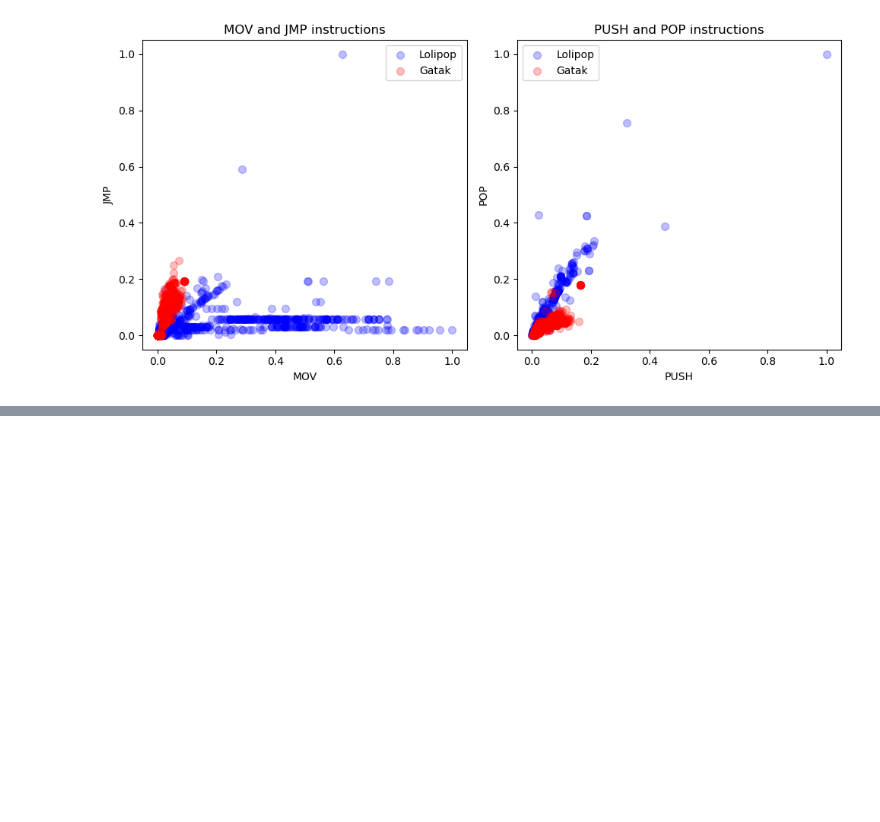
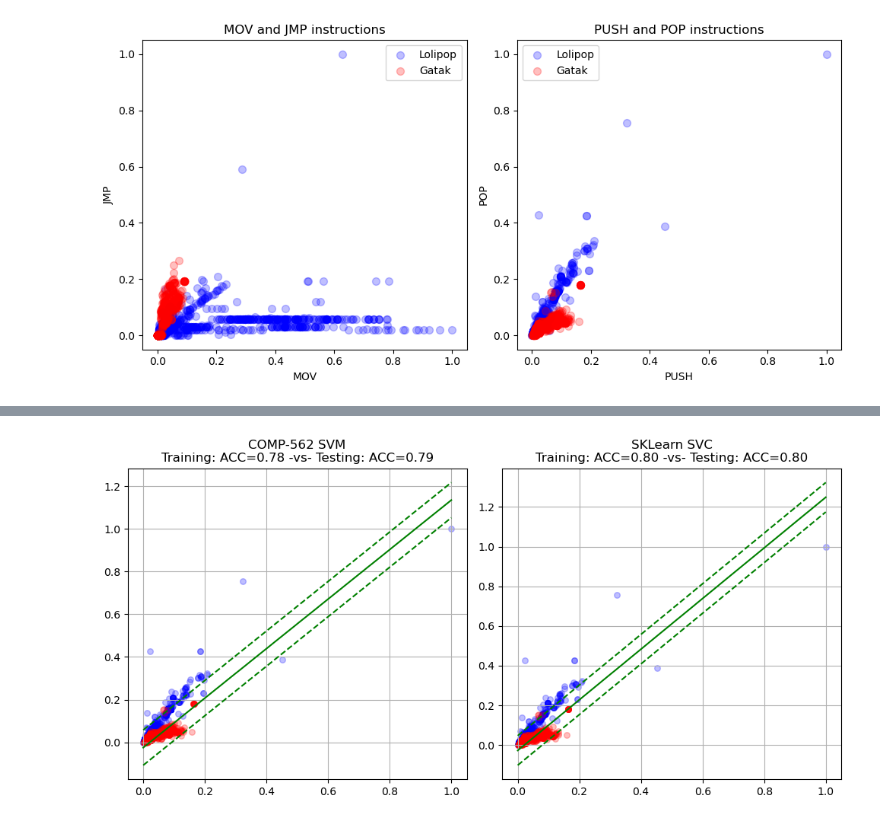
Before and after one commit to asalmon1/comp562-ce5, a Jupyter notebook: CE5/CE5.ipynb, the cells around one changed output, grey strips where cells are left out. Drawn from its saved outputs; the diff is of its cells as text; code cells hidden in the pictures; blank space fills up the shorter version.

```diff
--- a/CE5/CE5.ipynb
+++ b/CE5/CE5.ipynb
@@ -235,0 +311,91 @@ You may assume:
+# %%
+# --------------------------------------
+# Add your P3 coding solution below.
+# --------------------------------------
+
+scaler = MinMaxScaler()
+scaled = scaler.fit_transform(new_df[['push', 'pop']].values)
+
+scaled_df = pd.DataFrame(scaled, columns=['push', 'pop'])
+scaled_df['class'] = new_df['class'].values
+
+x = scaled_df[['push', 'pop']].values
+y = scaled_df['class'].values
+
+x_train, x_test, y_train, y_test = train_test_split(x, y, test_size=0.1, shuffle=True)
+
+# I'm just gonna use C = 1 for both
+
+# COMP-562 Gradient Descent SVC
+
+def obj_func(theta, x, y):
+    w = theta[:-1]
+    b = theta[-1]
+
+    slack_vars = np.maximum(0, 1 - y * (np.dot(x, w) + b))
+    return np.dot(w, w) + np.sum(slack_vars ** 2)
+
+def grad(theta, x, y):
+    w = theta[:-1]
+    b = theta[-1]
+    slack = 1 - y * (np.dot(x, w) + b)
+    active = slack > 0
+
+    w_grad = w - 2 * (np.dot((y[active] * slack[active]), x[active]))
+    b_grad = 0 - 2 * np.sum(y[active] * slack[active])
+    return np.append(w_grad, b_grad)
+
+guess = np.zeros(3)
+result = minimize(obj_func, guess, args=(x_train, y_train), method='L-BFGS-B', jac=grad)
+
+theta = result.x
+w = theta[:-1]
+b = theta[-1]
+
+y_train_pred_gd = np.sign(np.dot(x_train, w) + b)
+y_test_pred_gd = np.sign(np.dot(x_test, w) + b)
+
+train_acc_gd = acc(y_train, y_train_pred_gd)
+test_acc_gd = acc(y_test, y_test_pred_gd)
+
+
+# SKLearn LinearSVC
+
+clf = LinearSVC(max_iter=10000)
+clf.fit(x_train, y_train)
+y_train_pred_skl = clf.predict(x_train)
+y_test_pred_skl = clf.predict(x_test)
+train_acc_skl = acc(y_train, y_train_pred_skl)
+test_acc_skl = acc(y_test, y_test_pred_skl)
+
+
+# Plot!
+
+fig, axes = plt.subplots(1, 2, figsize=(10, 5))
+
+def plot_svm(axis, x_train, y_train, w, b, title):
+    axis.scatter(x_train[y_train==1, 0], x_train[y_train==1, 1], color='blue', s=30, alpha=0.25, label='Lolipop')
+    axis.scatter(x_train[y_train==-1, 0], x_train[y_train==-1, 1], color='red', s=30, alpha=0.25, label='Gatak')
+
+    x_vals = np.linspace(x_train[:,0].min(), x_train[:,0].max(), 200)
+    y_vals = (-w[0] * x_vals - b) / w[1]
+    margin_pos = (-w[0] * x_vals - b + 1) / w[1]
+    margin_neg = (-w[0] * x_vals - b - 1) / w[1]
+
+    axis.plot(x_vals, y_vals, color='green')
+    axis.plot(x_vals, margin_pos, color='green', linestyle='--')
+    axis.plot(x_vals, margin_neg, color='green', linestyle='--')
+
+    axis.set_title(title)
+    axis.grid(True)
+
+plot_svm(axes[0], x_train, y_train, w, b, f"COMP-562 SVM\nTraining: ACC={train_acc_gd:.2f} -vs- Testing: ACC={test_acc_gd:.2f}")
+
+w_skl = clf.coef_[0]
+b_skl = clf.intercept_[0]
+plot_svm(axes[1], x_train, y_train, w_skl, b_skl, f"Sklearn SVC\nTraining: ACC={train_acc_skl:.2f} -vs- Testing: ACC={test_acc_skl:.2f}")
+
+plt.tight_layout()
+plt.show()
+# %% [output]
+[figure, added]
```
Also changed, not shown: parts of 3 cells of this notebook.
